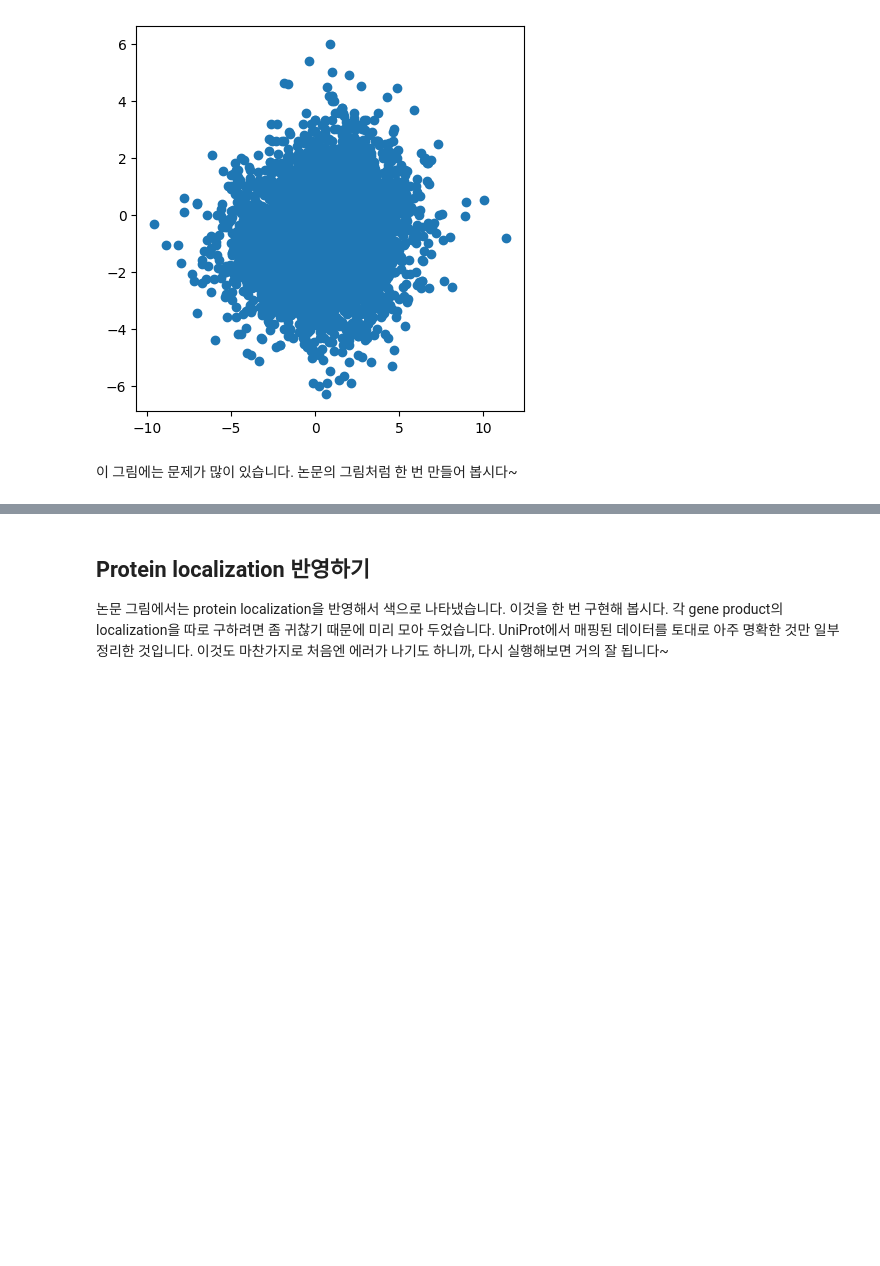
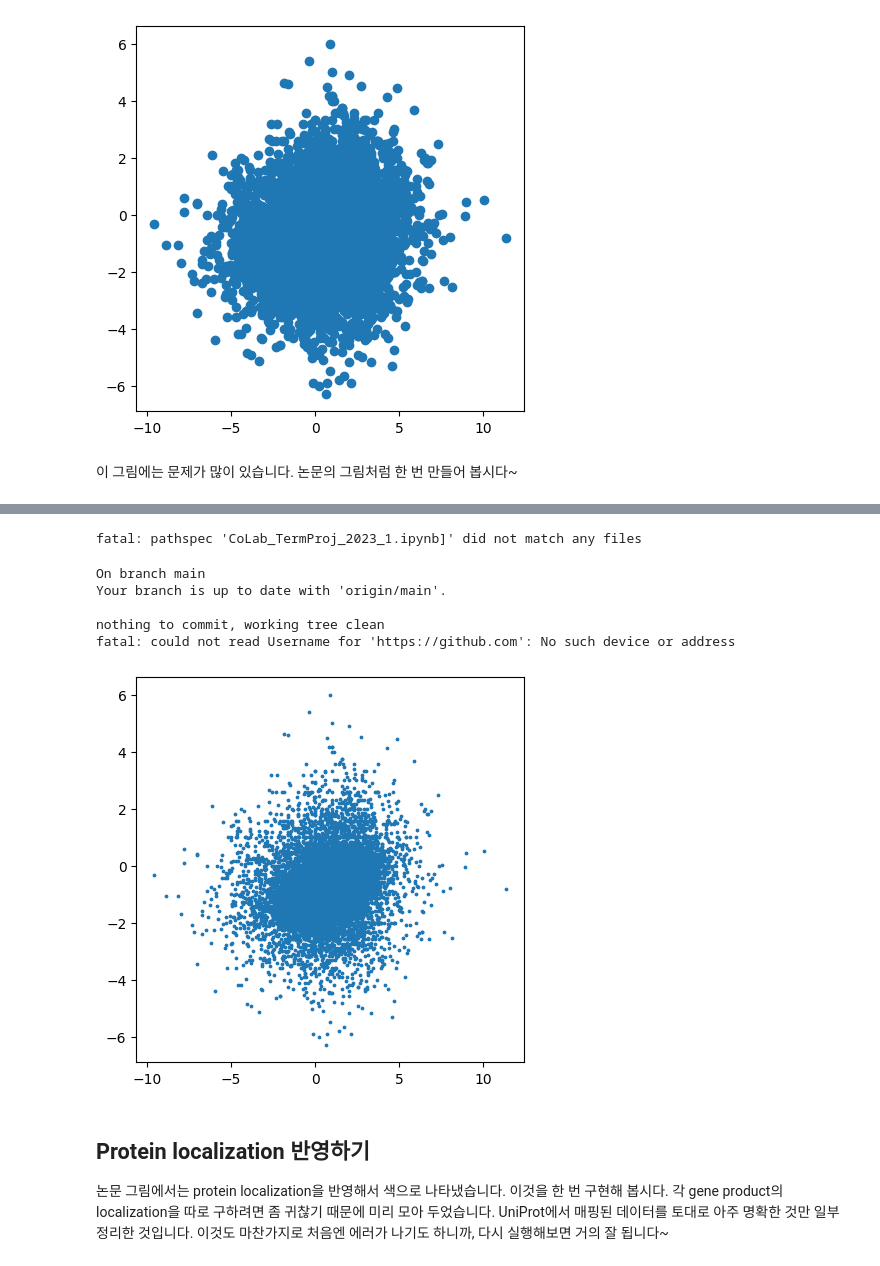
Before and after one commit to JungseoChoi/CJSbioinformatics, a Jupyter notebook: CoLab_TermProj_2023_1.ipynb, the cells around one changed output, grey strips where cells are left out. Saved outputs shown, nothing was run; the diff lists cells and outputs as text; code cells hidden in the pictures; blank space fills up the shorter version.

```diff
--- a/CoLab_TermProj_2023_1.ipynb
+++ b/CoLab_TermProj_2023_1.ipynb
@@ -279,3 +267,21 @@ Unpacking objects: 100% (3/3), 693 bytes | 8.00 KiB/s, done.
+# %%
+from matplotlib import pyplot as plt
+import numpy as np
+
+fig, ax = plt.subplots(1, 1, figsize=(5, 5))
+ax.scatter(np.log2(cnts['clip_enrichment']),
+           np.log2(cnts['rden_change']), s=3)
+!git add CoLab_TermProj_2023_1.ipynb]
+!git commit -a
+!git push origin main
+# %% [output]
+fatal: pathspec 'CoLab_TermProj_2023_1.ipynb]' did not match any files
+On branch main
+Your branch is up to date with 'origin/main'.
+
+nothing to commit, working tree clean
+fatal: could not read Username for 'https://github.com': No such device or address
+[figure, added]
 # %% [markdown]
 ## Protein localization 반영하기
 
```
Also changed, not shown: parts of 3 cells of this notebook.
